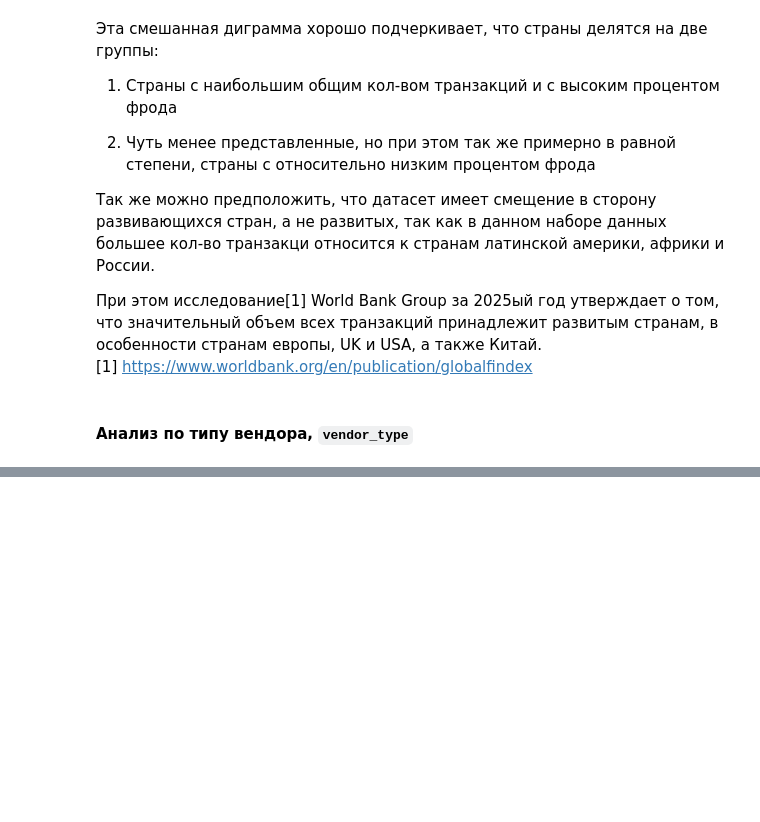
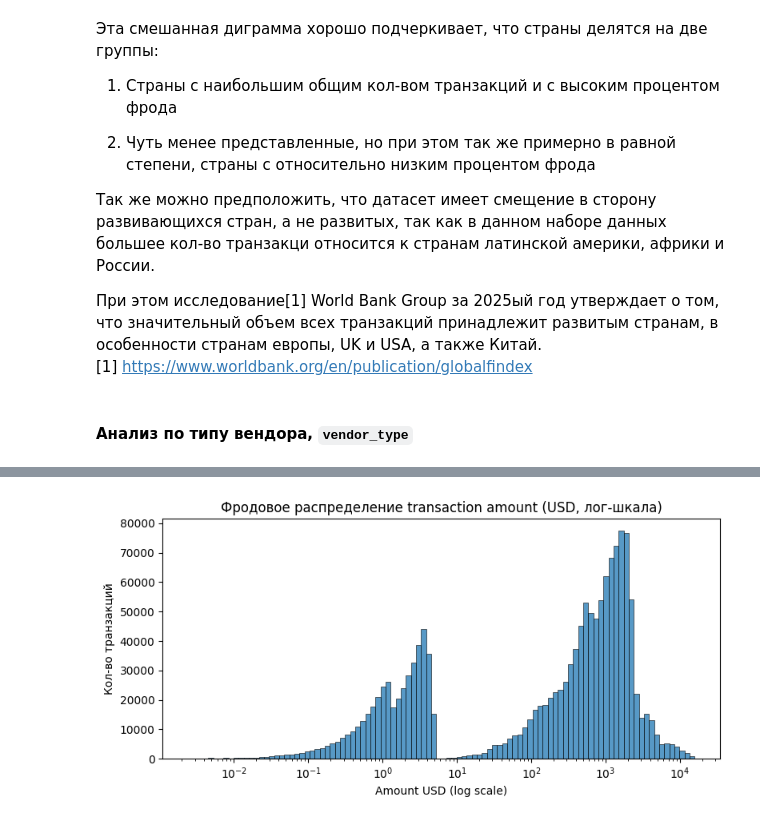
Before and after one commit to SaidKamalov/transaction_fraud_analysis, a Jupyter notebook: EDA.ipynb, the cells around one changed output, grey strips where cells are left out. Drawn from its saved outputs; the diff is of its cells as text; code cells hidden in the pictures; blank space fills up the shorter version.

```diff
--- a/EDA.ipynb
+++ b/EDA.ipynb
@@ -601,0 +807,16 @@ top_fraud_countries
+# %%
+plt.figure(figsize=(8,4))
+sns.histplot(
+    data=transaction_fraud_data_processed[transaction_fraud_data_processed['is_fraud'] == 1],
+    x='amount_usd',
+    bins=100,
+    log_scale=(True, False),  # X-лог-шкала
+    kde=False
+)
+plt.title('Фродовое распределение transaction amount (USD, лог-шкала)')
+plt.xlabel('Amount USD (log scale)')
+plt.ylabel('Кол-во транзакций')
+plt.tight_layout()
+plt.show()
+# %% [output]
+[figure, added]
```
Also changed, not shown: parts of 23 cells of this notebook.
